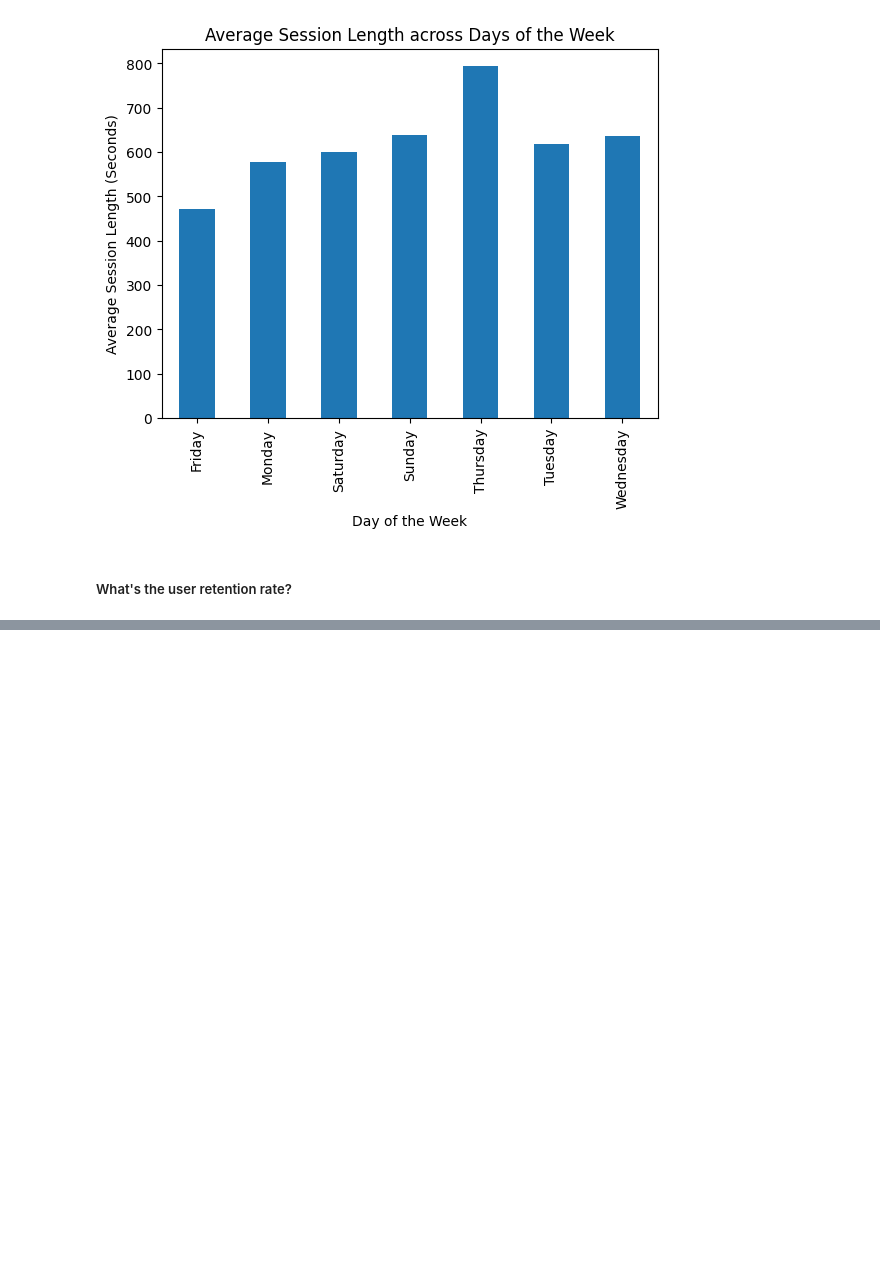
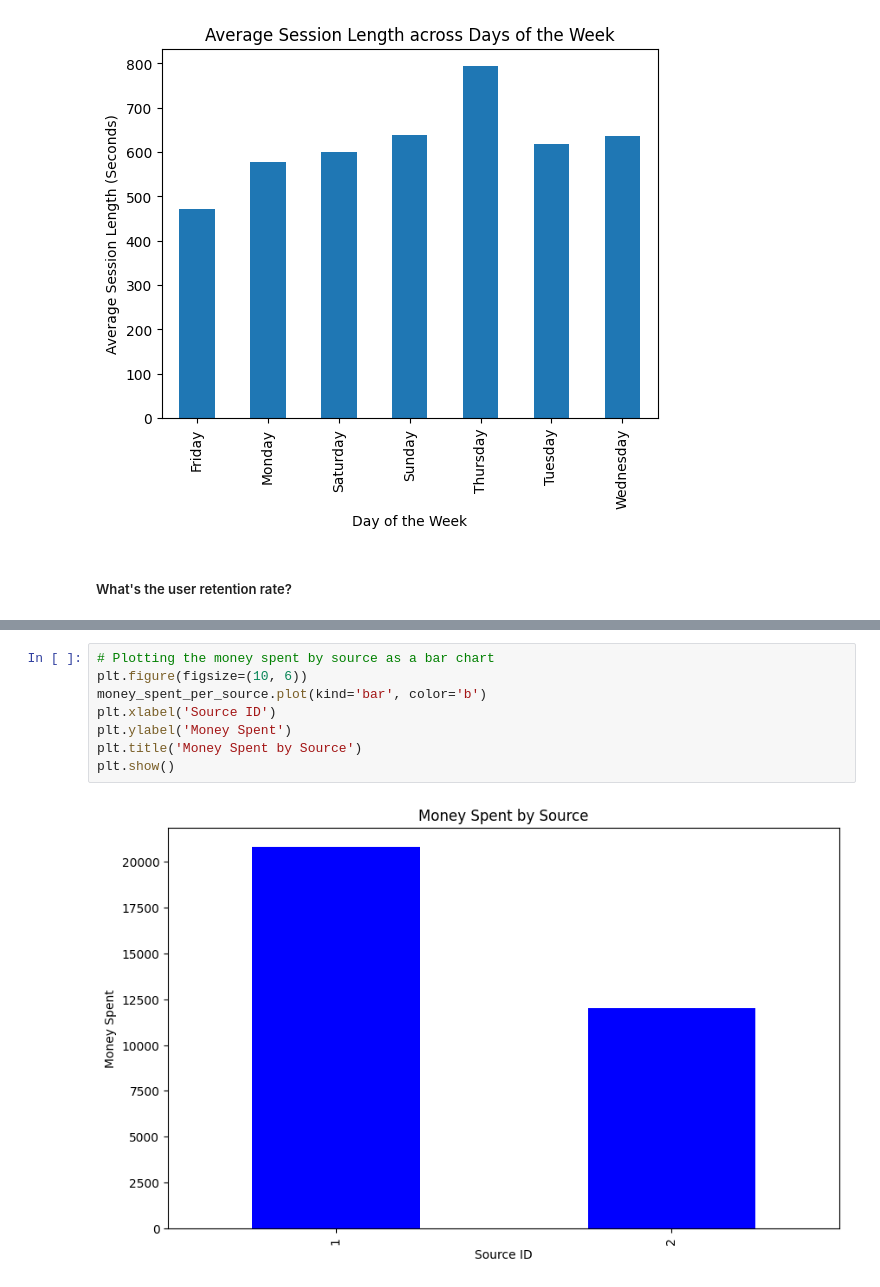
Before and after one commit to AcePine/yandex-marketing-expenses, a Jupyter notebook: yandex-data.ipynb, the cells around one changed output, grey strips where cells are left out. Drawn from its saved outputs; the diff is of its cells as text; blank space fills up the shorter version.

```diff
--- a/yandex-data.ipynb
+++ b/yandex-data.ipynb
@@ -273,0 +345,10 @@ plt.show()
+# %%
+# Plotting the money spent by source as a bar chart
+plt.figure(figsize=(10, 6))
+money_spent_per_source.plot(kind='bar', color='b')
+plt.xlabel('Source ID')
+plt.ylabel('Money Spent')
+plt.title('Money Spent by Source')
+plt.show()
+# %% [output]
+[figure, added]
```
Also changed, not shown: parts of 16 cells of this notebook.
